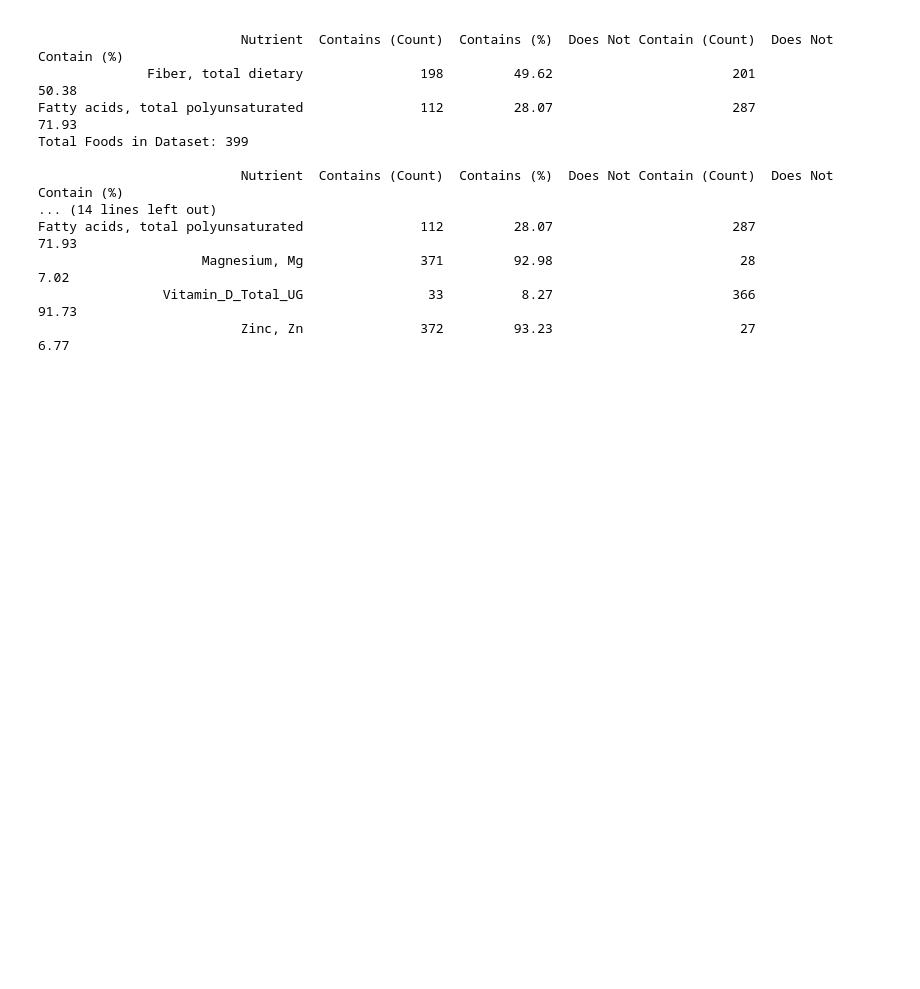
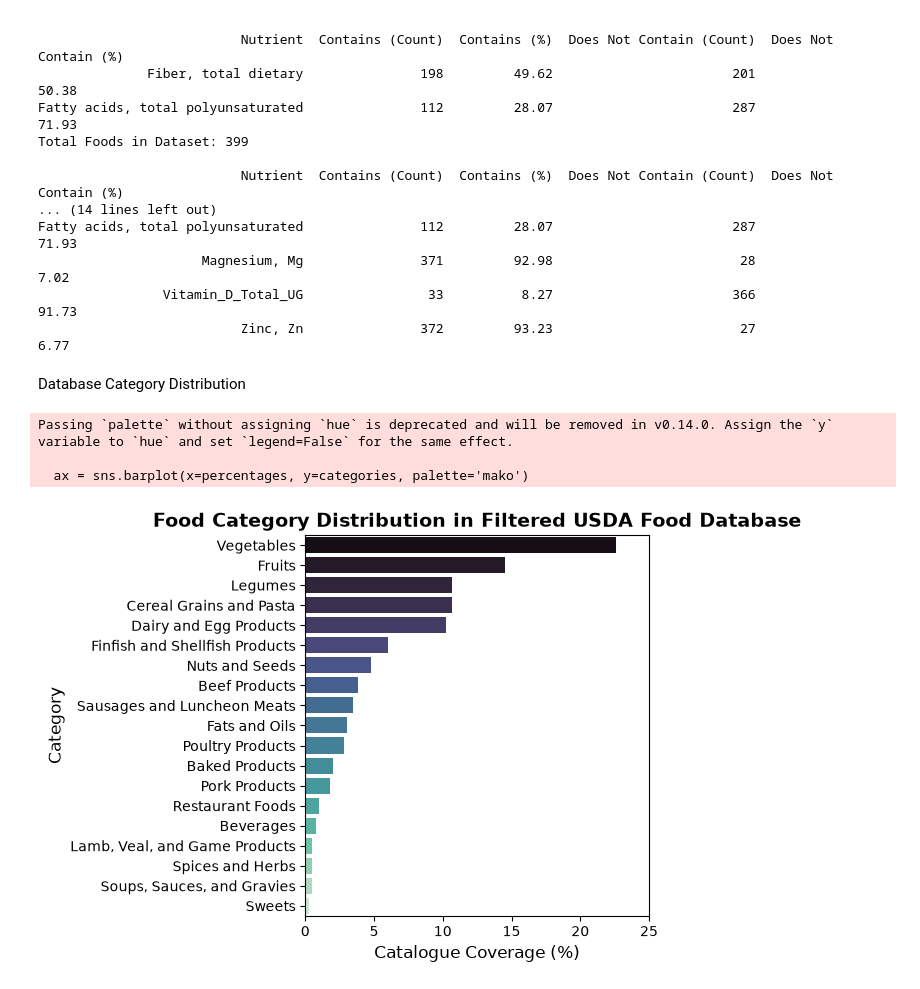
Before and after one commit to lbaxendale/masters_project, a Jupyter notebook: food_analysis.ipynb, the cells around one changed output. Cells and saved outputs as stored; diff of their text form; code cells hidden in the pictures; blank space fills up the shorter version.

```diff
--- a/food_analysis.ipynb
+++ b/food_analysis.ipynb
@@ -264,3 +266,33 @@ Fatty acids, total polyunsaturated               112         28.07
                      Magnesium, Mg               371         92.98                        28                  7.02
                 Vitamin_D_Total_UG                33          8.27                       366                 91.73
                           Zinc, Zn               372         93.23                        27                  6.77
+# %% [markdown]
+Database Category Distribution
+# %%
+#Defining the categories
+categories = [
+    'Vegetables', 'Fruits', 'Legumes', 'Cereal Grains and Pasta',
+    'Dairy and Egg Products', 'Finfish and Shellfish Products',
+    'Nuts and Seeds', 'Beef Products', 'Sausages and Luncheon Meats',
+    'Fats and Oils', 'Poultry Products', 'Baked Products', 'Pork Products',
+    'Restaurant Foods', 'Beverages', 'Lamb, Veal, and Game Products',
+    'Spices and Herbs', 'Soups, Sauces, and Gravies', 'Sweets'
+]
+percentages = [22.6, 14.5, 10.7, 10.7, 10.2, 6.0, 4.8, 3.8, 3.5, 3.0, 2.8,
+               2.0, 1.8, 1.0, 0.8, 0.5, 0.5, 0.5, 0.25]
+
+#Configuring the bar chart
+ax = sns.barplot(x=percentages, y=categories, palette='mako')
+
+#Adding data labels
+plt.title('Food Category Distribution in Filtered USDA Food Database', fontsize=14, fontweight='bold')
+plt.ylabel('Category', fontsize=12)
+plt.xlabel('Catalogue Coverage (%)', fontsize=12)
+plt.xlim(0, 25)
+plt.tight_layout()
+plt.show()
+# %% [output]
+Passing `palette` without assigning `hue` is deprecated and will be removed in v0.14.0. Assign the `y` variable to `hue` and set `legend=False` for the same effect.
+
+  ax = sns.barplot(x=percentages, y=categories, palette='mako')
+[figure, added]
```
Also changed, not shown: parts of 2 cells of this notebook, 2 other files.
